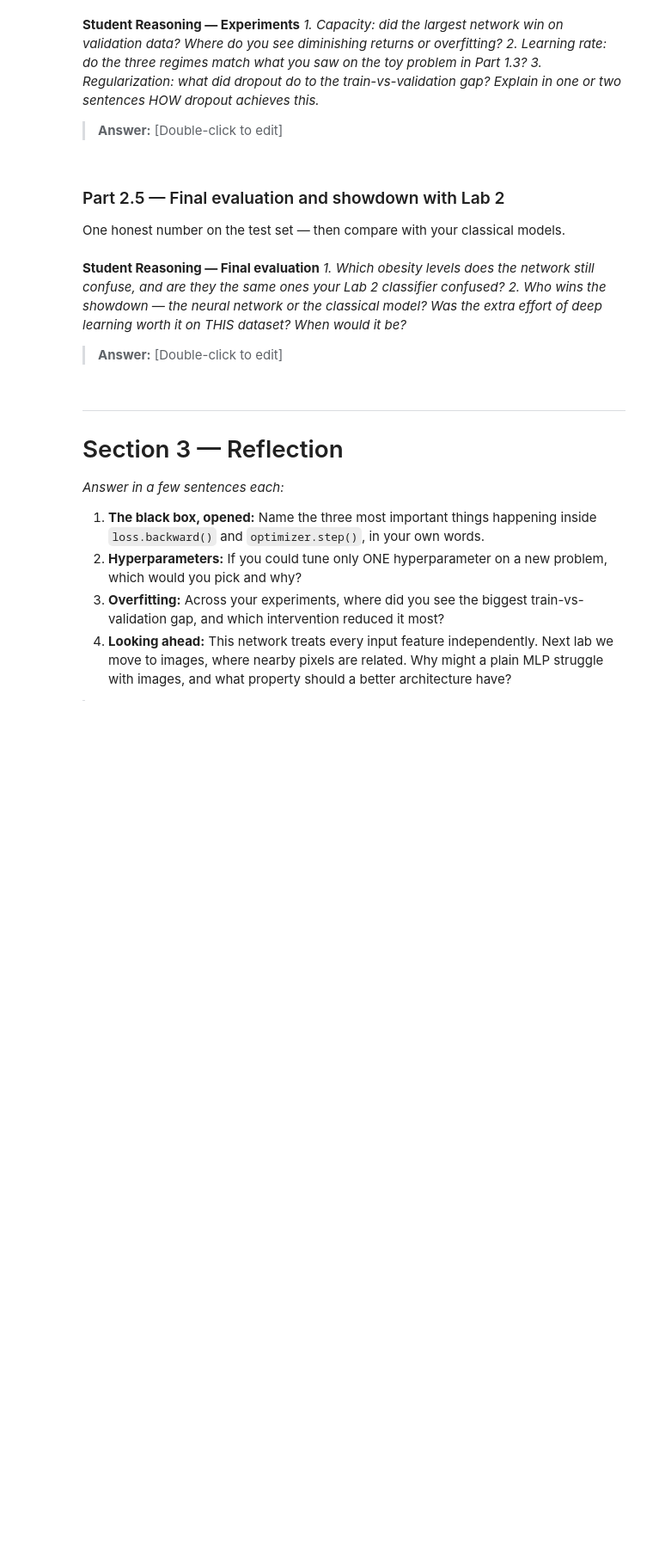
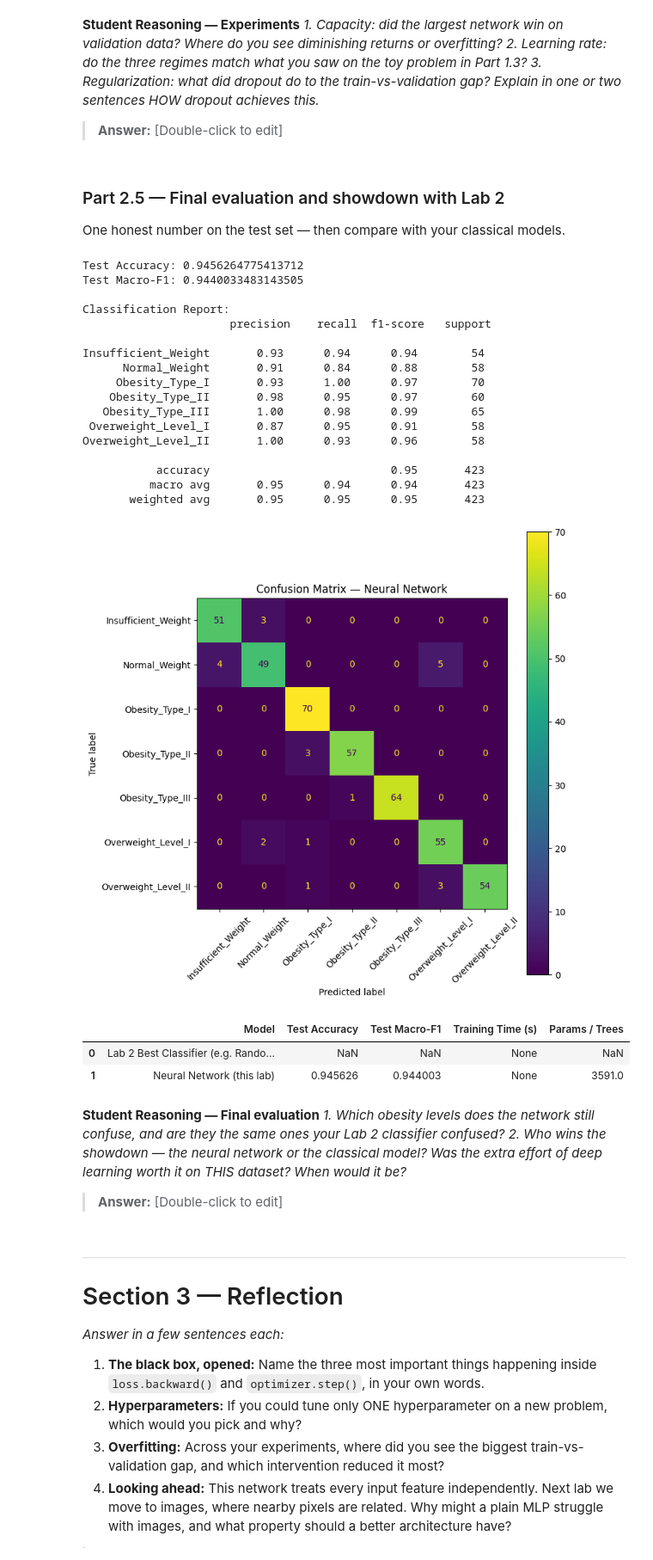
Before and after one commit to naaaddaitorto-star/Lab_3_Intro_To_AI_Feedfoward_Networks, a Jupyter notebook: Lab_3.ipynb, the cells around one changed output. Shown at 86% size. Cells and saved outputs as stored; diff of their text form; code cells hidden in the pictures; blank space fills up the shorter version.

```diff
--- a/Lab_3.ipynb
+++ b/Lab_3.ipynb
@@ -843,20 +843,74 @@ One honest number on the test set — then compare with your classical models.
 # %%
 # TODO: Load your best configuration's weights; model.eval().
 input_dim = x_train_scaled.shape[1]
 model = FeedForwardNet(input_dim=input_dim, hidden_sizes=(64, 32), n_classes=7)
 model.load_state_dict(torch.load("ffn_best.pt"))
 model = model.to(DEVICE)
 model.eval()
 
+all_preds = []
+all_true = []
+
+with torch.no_grad():
+    for xb, yb in test_loader:
+        xb = xb.to(DEVICE)
+        logits = model(xb)
+        _, preds = torch.max(logits, 1)
+        all_preds.extend(preds.cpu().numpy())
+        all_true.extend(yb.numpy())
 # TODO: Report test ACCURACY and MACRO-F1
 #   from sklearn.metrics import accuracy_score, f1_score, classification_report
+from sklearn.metrics import accuracy_score, f1_score, classification_report, ConfusionMatrixDisplay
+
+test_acc = accuracy_score(all_true, all_preds)
+test_f1 = f1_score(all_true, all_preds, average="macro")
+
+print("Test Accuracy:", test_acc)
+print("Test Macro-F1:", test_f1)
+print("\nClassification Report:\n", classification_report(all_true, all_preds, target_names=t_encoder.classes_))
 
 # TODO: Confusion matrix for the test set with the 7 class names
 #   from sklearn.metrics import ConfusionMatrixDisplay
-
+from sklearn.metrics import ConfusionMatrixDisplay
+fig, ax = plt.subplots(figsize=(8,8))
+ConfusionMatrixDisplay.from_predictions(all_true, all_preds, display_labels=t_encoder.classes_,
+                                          xticks_rotation=45, ax=ax)
+plt.title("Confusion Matrix — Neural Network")
+plt.tight_layout()
+plt.show()
 # TODO: Build a small comparison table (a pandas DataFrame is fine):
 #   rows = [your best Lab 2 classifier, this neural network]
 #   cols = [test accuracy, test macro-F1, training time, number of parameters/trees]
+comparison = pd.DataFrame({
+    "Model": ["Lab 2 Best Classifier (e.g. Random Forest)", "Neural Network (this lab)"],
+    "Test Accuracy": [None, test_acc],          # <-- replace None with your Lab 2 test accuracy
+    "Test Macro-F1": [None, test_f1],           # <-- replace None with your Lab 2 test macro-F1
+    "Training Time (s)": [None, None],          # <-- fill in if you have both timings
+    "Params / Trees": [None, sum(p.numel() for p in model.parameters() if p.requires_grad)]
+})
+comparison
+# %% [output]
+Test Accuracy: 0.9456264775413712
+Test Macro-F1: 0.9440033483143505
+
+Classification Report:
+                      precision    recall  f1-score   support
+
+Insufficient_Weight       0.93      0.94      0.94        54
+      Normal_Weight       0.91      0.84      0.88        58
+     Obesity_Type_I       0.93      1.00      0.97        70
+    Obesity_Type_II       0.98      0.95      0.97        60
+   Obesity_Type_III       1.00      0.98      0.99        65
+ Overweight_Level_I       0.87      0.95      0.91        58
+Overweight_Level_II       1.00      0.93      0.96        58
+
+           accuracy                           0.95       423
+          macro avg       0.95      0.94      0.94       423
+       weighted avg       0.95      0.95      0.95       423
+[figure, added]
+|  | Model | Test Accuracy | Test Macro-F1 | Training Time (s) | Params / Trees |
+| 0 | Lab 2 Best Classifier (e.g. Rando... | NaN | NaN | None | NaN |
+| 1 | Neural Network (this lab) | 0.945626 | 0.944003 | None | 3591.0 |
 # %% [markdown]
 **Student Reasoning — Final evaluation**
 *1. Which obesity levels does the network still confuse, and are they the same ones your
```
